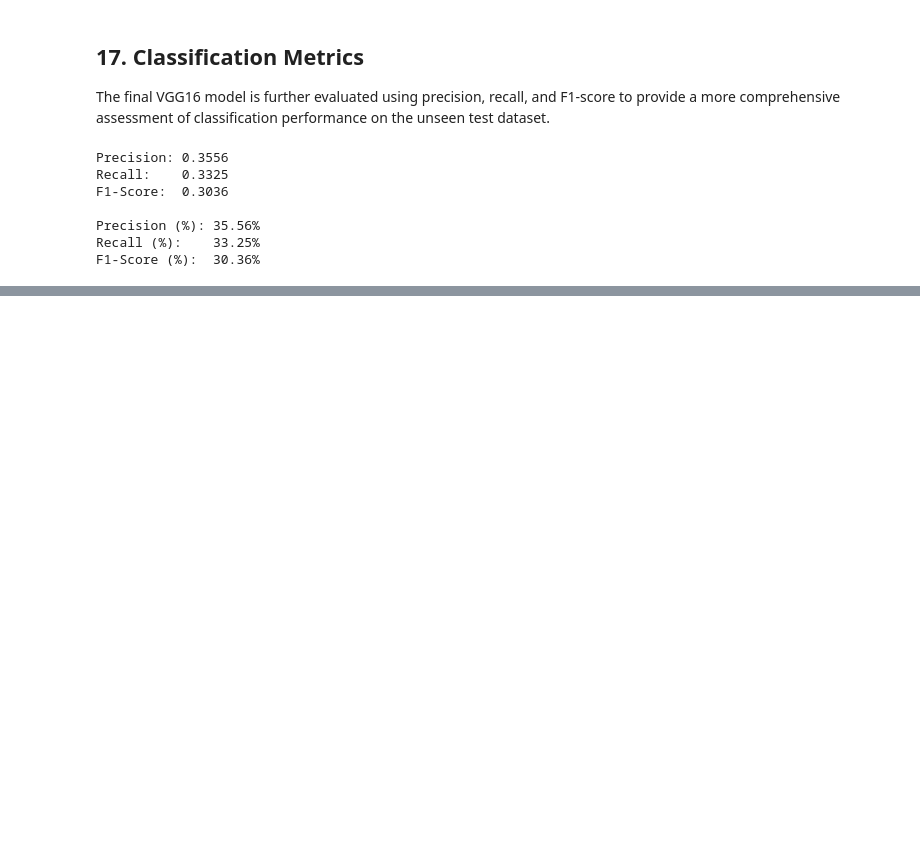
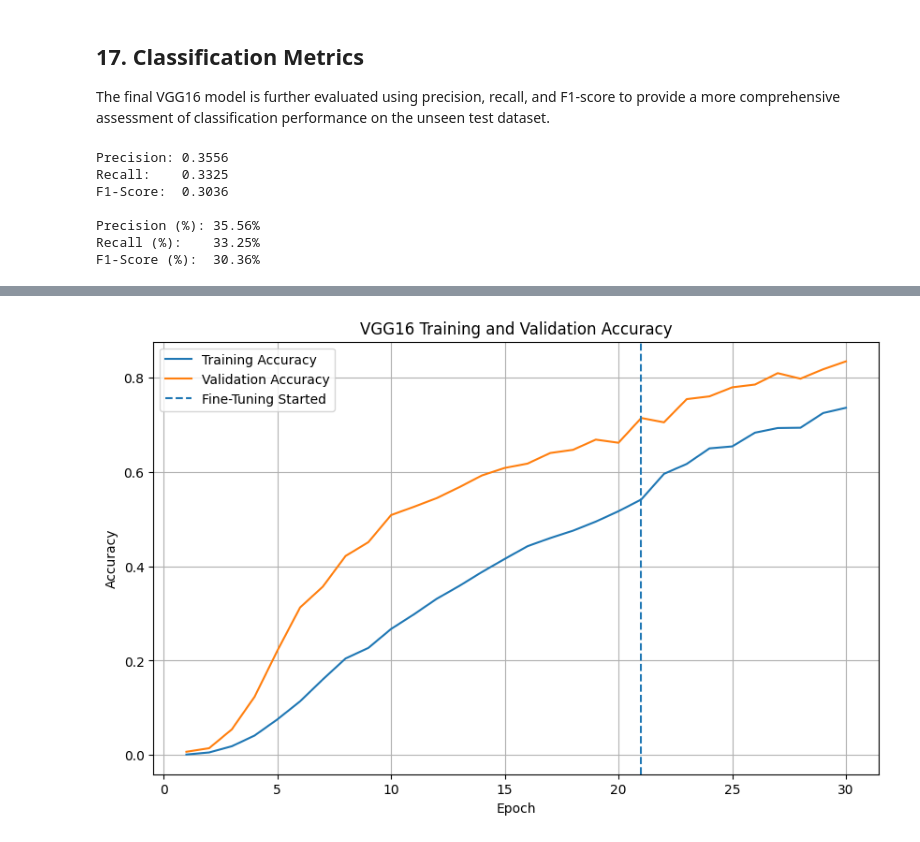
Before and after one commit to Dulandi-Dinethya/SE4050-Deep_Learning_Assignment, a Jupyter notebook: results/models/02_VGG16_IT23185302.ipynb, the cells around one changed output, grey strips where cells are left out. Saved outputs shown, nothing was run; the diff lists cells and outputs as text; code cells hidden in the pictures; blank space fills up the shorter version.

```diff
--- a/results/models/02_VGG16_IT23185302.ipynb
+++ b/results/models/02_VGG16_IT23185302.ipynb
@@ -1004,0 +1039,48 @@ F1-Score (%):  30.36%
+# %%
+# Combine initial training and fine-tuning histories
+
+train_accuracy = (
+    history_initial.history["accuracy"] +
+    history_fine.history["accuracy"]
+)
+
+val_accuracy = (
+    history_initial.history["val_accuracy"] +
+    history_fine.history["val_accuracy"]
+)
+
+train_loss = (
+    history_initial.history["loss"] +
+    history_fine.history["loss"]
+)
+
+val_loss = (
+    history_initial.history["val_loss"] +
+    history_fine.history["val_loss"]
+)
+
+epochs = range(1, len(train_accuracy) + 1)
+
+# Point where fine-tuning started
+fine_tune_start = len(history_initial.history["accuracy"]) + 1
+
+# Accuracy curve
+plt.figure(figsize=(10, 6))
+
+plt.plot(epochs, train_accuracy, label="Training Accuracy")
+plt.plot(epochs, val_accuracy, label="Validation Accuracy")
+
+plt.axvline(
+    x=fine_tune_start,
+    linestyle="--",
+    label="Fine-Tuning Started"
+)
+
+plt.xlabel("Epoch")
+plt.ylabel("Accuracy")
+plt.title("VGG16 Training and Validation Accuracy")
+plt.legend()
+plt.grid(True)
+plt.show()
+# %% [output]
+[figure, added]
```
Also changed, not shown: parts of 7 cells of this notebook.
